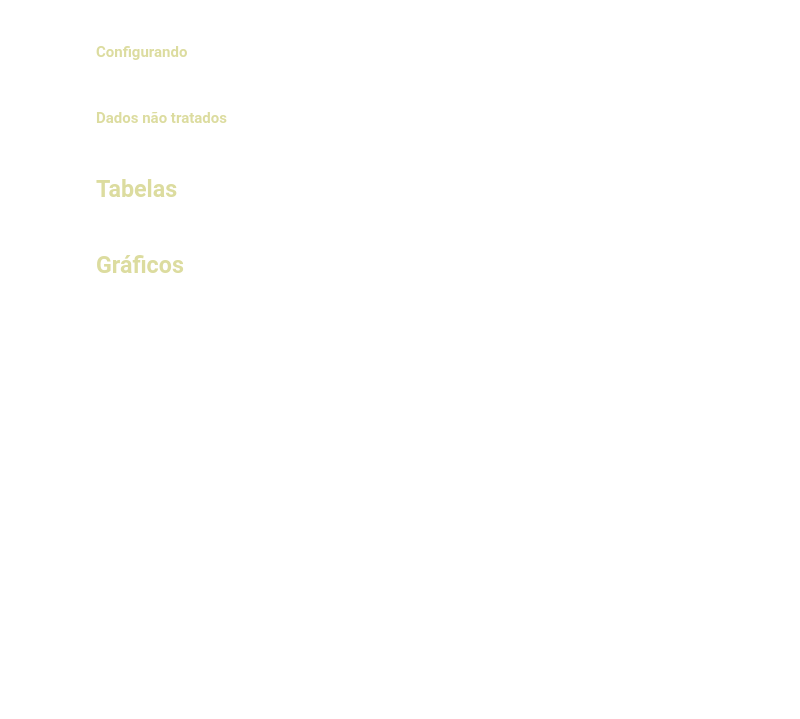
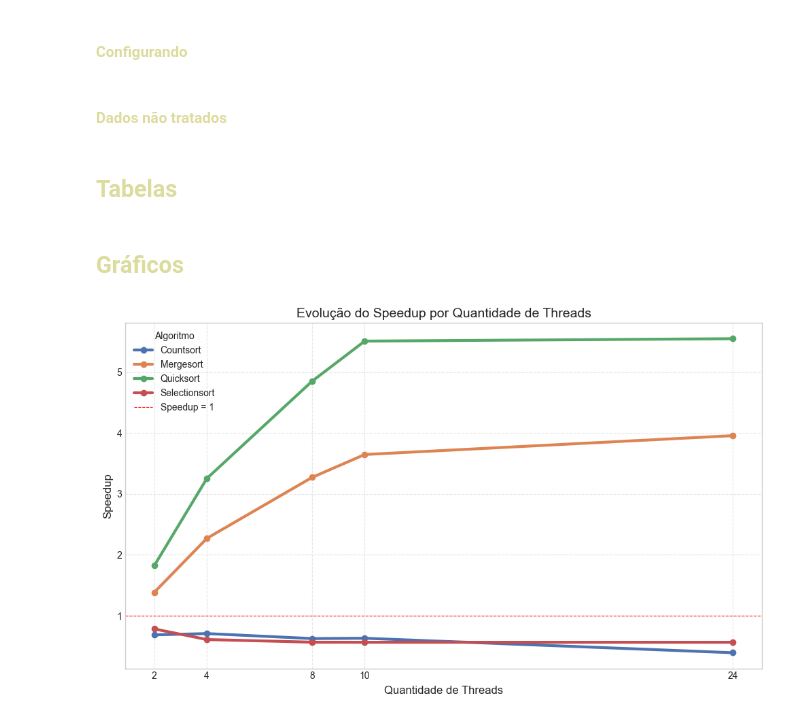
Before and after one commit to MauricioCE/trabalho_av2_comp_paralela, a Jupyter notebook: PYTHON/graficos.ipynb, the cells around one changed output. Saved outputs shown, nothing was run; the diff lists cells and outputs as text; code cells hidden in the pictures; blank space fills up the shorter version.

```diff
--- a/PYTHON/graficos.ipynb
+++ b/PYTHON/graficos.ipynb
@@ -117,6 +117,45 @@ for container in bars.containers:
 
 plt.tight_layout()
 plt.show()
+# %%
+tabela_completa = df.groupby(["Tipo", "Algoritmo", "Quant. de threads"])["Duração (ms)"].mean().reset_index()
+
+tipo_serial = "SERIAL"
+
+serial_times = tabela_completa[tabela_completa["Tipo"] == tipo_serial][["Algoritmo", "Duração (ms)"]]
+serial_times = serial_times.rename(columns={"Duração (ms)": "Duração Serial"})
+
+tabela_paralela = tabela_completa[tabela_completa["Tipo"] != tipo_serial].copy()
+
+tabela_plot = tabela_paralela.merge(serial_times, on=["Algoritmo"])
+
+tabela_plot["Speedup"] = tabela_plot["Duração Serial"] / tabela_plot["Duração (ms)"]
+
+tabela_plot["Quant. de threads"] = pd.to_numeric(tabela_plot["Quant. de threads"], errors='coerce')
+tabela_plot = tabela_plot.dropna(subset=["Quant. de threads"])
+tabela_plot = tabela_plot.sort_values(by=["Tipo", "Algoritmo", "Quant. de threads"])
+
+
+fig, ax = plt.subplots(figsize=(10, 6))
+
+for algoritmo in tabela_plot["Algoritmo"].unique():
+    dados = tabela_plot[tabela_plot["Algoritmo"] == algoritmo]
+
+    ax.plot(dados["Quant. de threads"], dados["Speedup"], marker='o', label=algoritmo, linewidth=3)
+
+ax.set_title("Evolução do Speedup por Quantidade de Threads", fontsize=14)
+ax.set_xlabel("Quantidade de Threads", fontsize=12)
+ax.set_ylabel("Speedup", fontsize=12)
+
+ax.axhline(1, color='red', linestyle='--', linewidth=0.8, label="Speedup = 1")
+ax.set_xticks(tabela_plot["Quant. de threads"].unique())
+
+ax.grid(True, linestyle="--", alpha=0.5)
+ax.legend(title="Algoritmo", loc="best")
+plt.tight_layout()
+plt.show()
+# %% [output]
+[figure, added]
 # %%
 estat = (
     df[
```
